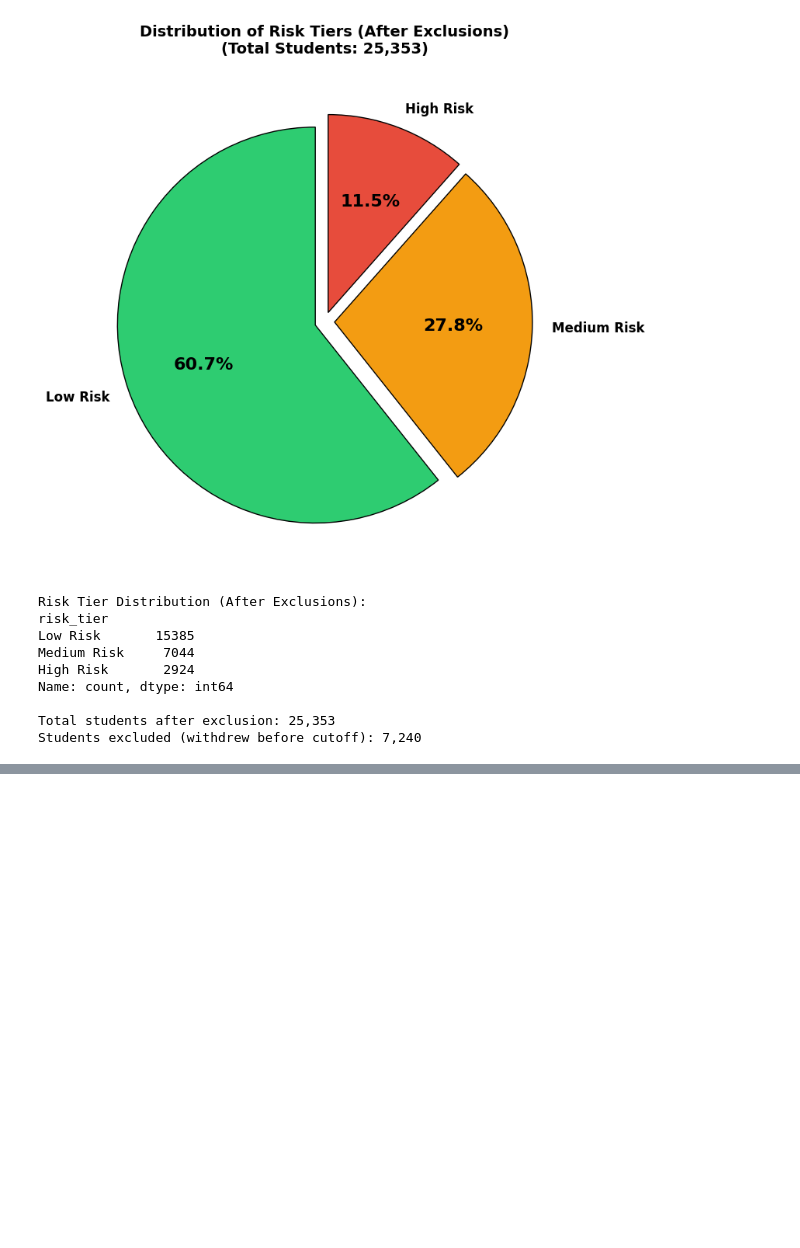
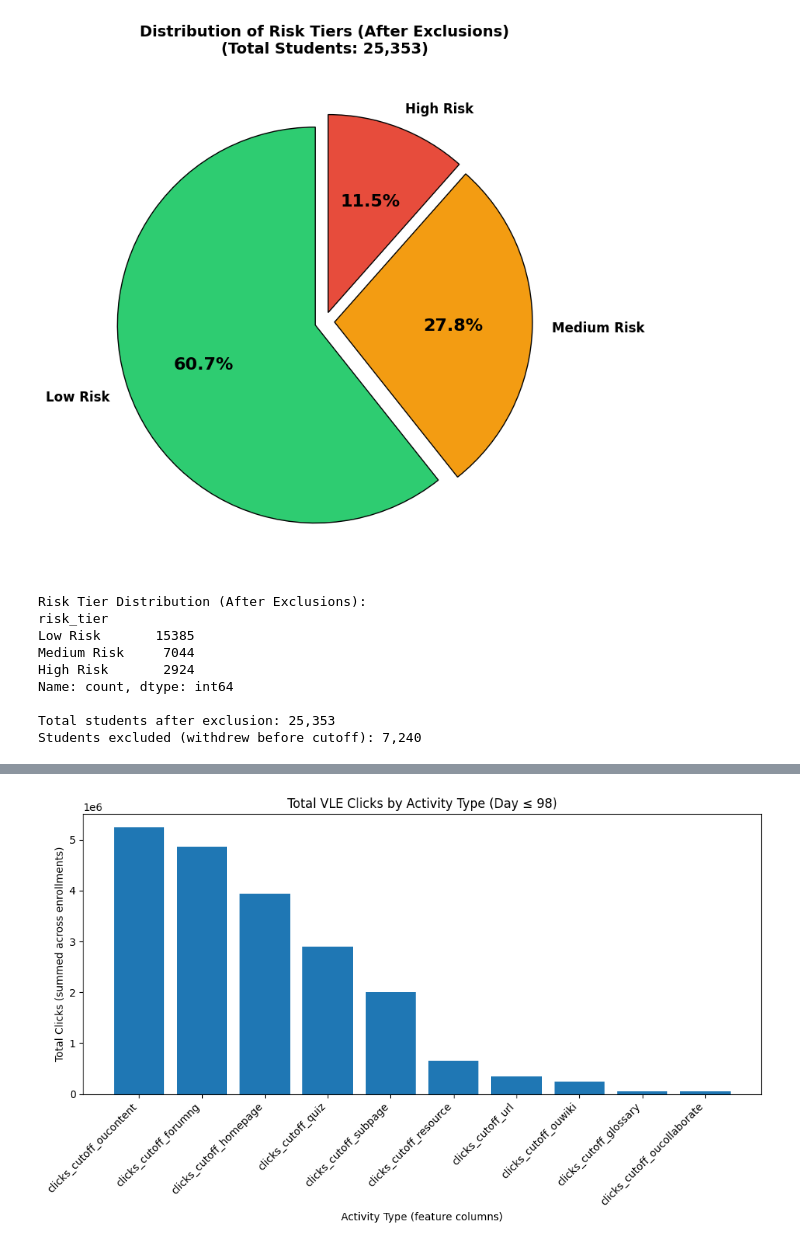
Before and after one commit to dataweby/ToU-Classification, a Jupyter notebook: notebooks/01_dataset_preprocessing.ipynb, the cells around one changed output, grey strips where cells are left out. Saved outputs shown, nothing was run; the diff lists cells and outputs as text; code cells hidden in the pictures; blank space fills up the shorter version.

```diff
--- a/notebooks/01_dataset_preprocessing.ipynb
+++ b/notebooks/01_dataset_preprocessing.ipynb
@@ -521,0 +738,28 @@ Students excluded (withdrew before cutoff): 7,240
+# %%
+#
+
+# --- Bar chart: total clicks by interaction/activity type (aggregated across all enrollments) ---
+# Identify the activity-type columns created earlier
+activity_type_cols = [c for c in vle_feat.columns if c.startswith("clicks_cutoff_")]
+
+# Sum clicks for each activity type across all student–course enrollments
+activity_totals = vle_feat[activity_type_cols].sum(axis=0).sort_values(ascending=False)
+
+# Keep only top N activity types for readability
+TOP_N = 10
+activity_totals_top = activity_totals.head(TOP_N)
+
+# Plot
+fig, ax = plt.subplots(figsize=(10, 6))
+ax.bar(activity_totals_top.index, activity_totals_top.values)
+
+ax.set_title(f"Total VLE Clicks by Activity Type (Day ≤ {CUTOFF_DAY})")
+ax.set_xlabel("Activity Type (feature columns)")
+ax.set_ylabel("Total Clicks (summed across enrollments)")
+plt.xticks(rotation=45, ha="right")
+
+plt.tight_layout()
+plt.savefig(FIG_DIR / "visual_5_types_of_activities.png", dpi=200, bbox_inches='tight')
+plt.show()
+# %% [output]
+[figure, added]
```
Also changed, not shown: parts of 18 cells of this notebook, 7 other files.
